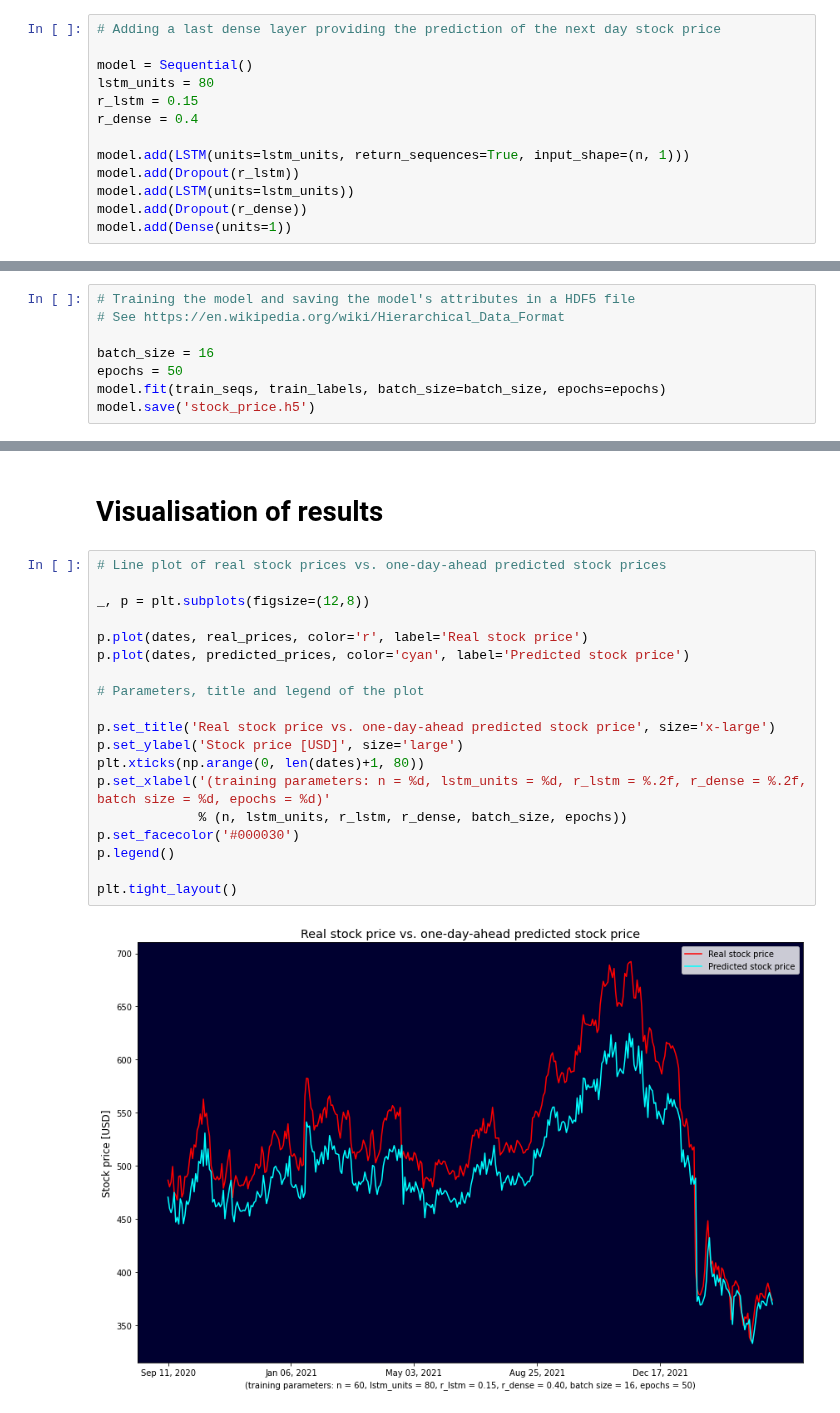
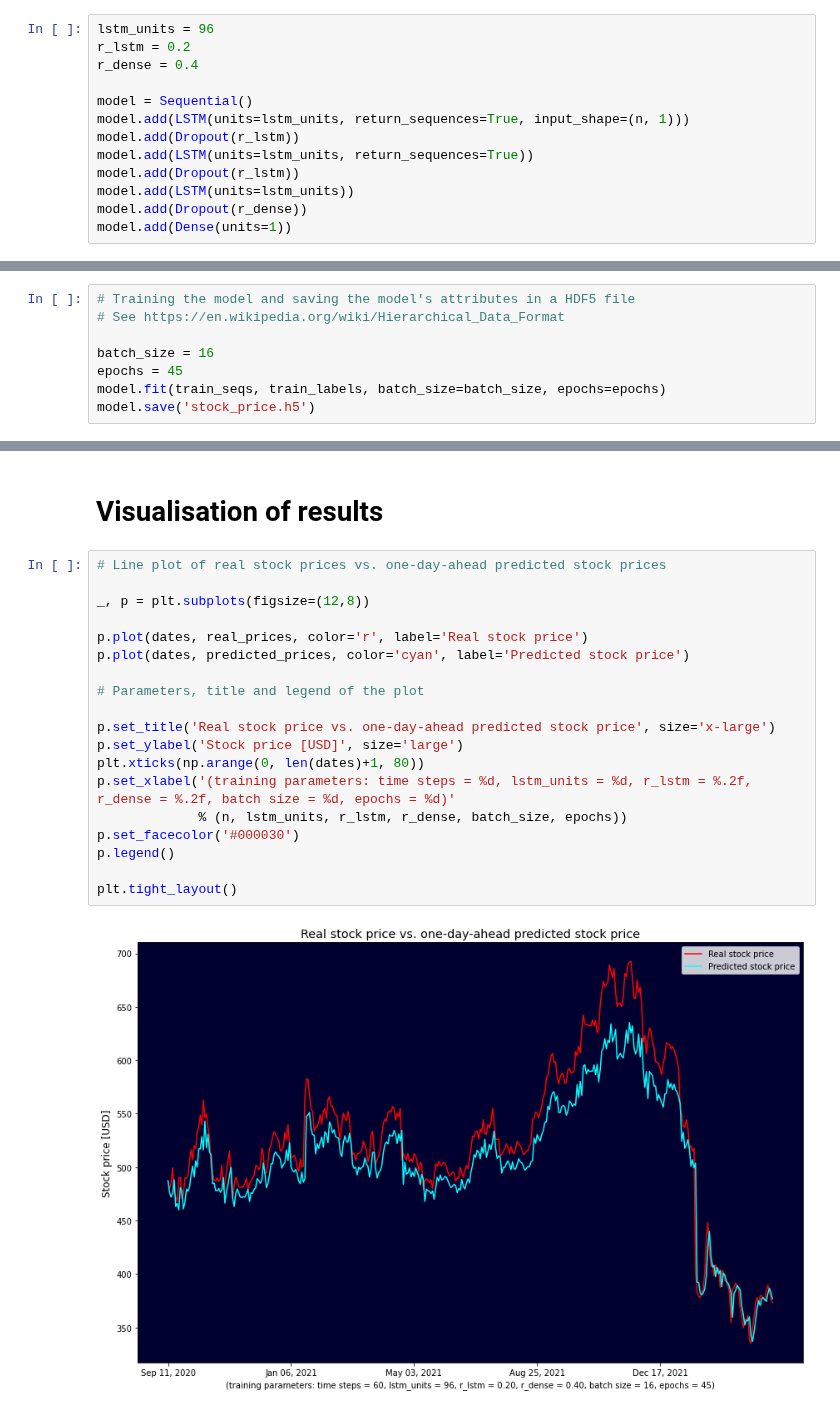
Before and after one commit to rtiedra/data-science, a Jupyter notebook: stock_price/stock_price.ipynb, the cells around one changed output, grey strips where cells are left out. Saved outputs shown, nothing was run; the diff lists cells and outputs as text.

```diff
--- a/stock_price/stock_price.ipynb
+++ b/stock_price/stock_price.ipynb
@@ -134,12 +139,12 @@ We define a RNN model which takes as input the stock prices of n consecutive day
 # %%
-# Adding a last dense layer providing the prediction of the next day stock price
+lstm_units = 96
+r_lstm = 0.2
+r_dense = 0.4
 
 model = Sequential()
-lstm_units = 80
-r_lstm = 0.15
-r_dense = 0.4
-
 model.add(LSTM(units=lstm_units, return_sequences=True, input_shape=(n, 1)))
+model.add(Dropout(r_lstm))
+model.add(LSTM(units=lstm_units, return_sequences=True))
 model.add(Dropout(r_lstm))
 model.add(LSTM(units=lstm_units))
 model.add(Dropout(r_dense))
@@ -199,7 +202,7 @@ $$
 # See https://en.wikipedia.org/wiki/Hierarchical_Data_Format
 
 batch_size = 16
-epochs = 50
+epochs = 45
 model.fit(train_seqs, train_labels, batch_size=batch_size, epochs=epochs)
 model.save('stock_price.h5')
 # %% [output]
@@ -235,21 +238,21 @@ real_prices = scaler.inverse_transform(test_labels.reshape(-1, 1))
 # %%
 # Line plot of real stock prices vs. one-day-ahead predicted stock prices
 
 _, p = plt.subplots(figsize=(12,8))
 
 p.plot(dates, real_prices, color='r', label='Real stock price')
 p.plot(dates, predicted_prices, color='cyan', label='Predicted stock price')
 
 # Parameters, title and legend of the plot
 
 p.set_title('Real stock price vs. one-day-ahead predicted stock price', size='x-large')
 p.set_ylabel('Stock price [USD]', size='large')
 plt.xticks(np.arange(0, len(dates)+1, 80))
-p.set_xlabel('(training parameters: n = %d, lstm_units = %d, r_lstm = %.2f, r_dense = %.2f, batch size = %d, epochs = %d)'
+p.set_xlabel('(training parameters: time steps = %d, lstm_units = %d, r_lstm = %.2f, r_dense = %.2f, batch size = %d, epochs = %d)'
              % (n, lstm_units, r_lstm, r_dense, batch_size, epochs))
 p.set_facecolor('#000030')
 p.legend()
 
 plt.tight_layout()
 # %% [output]
-[figure, old version]
+[figure, new version]
```
Also changed, not shown: parts of 5 cells of this notebook.
